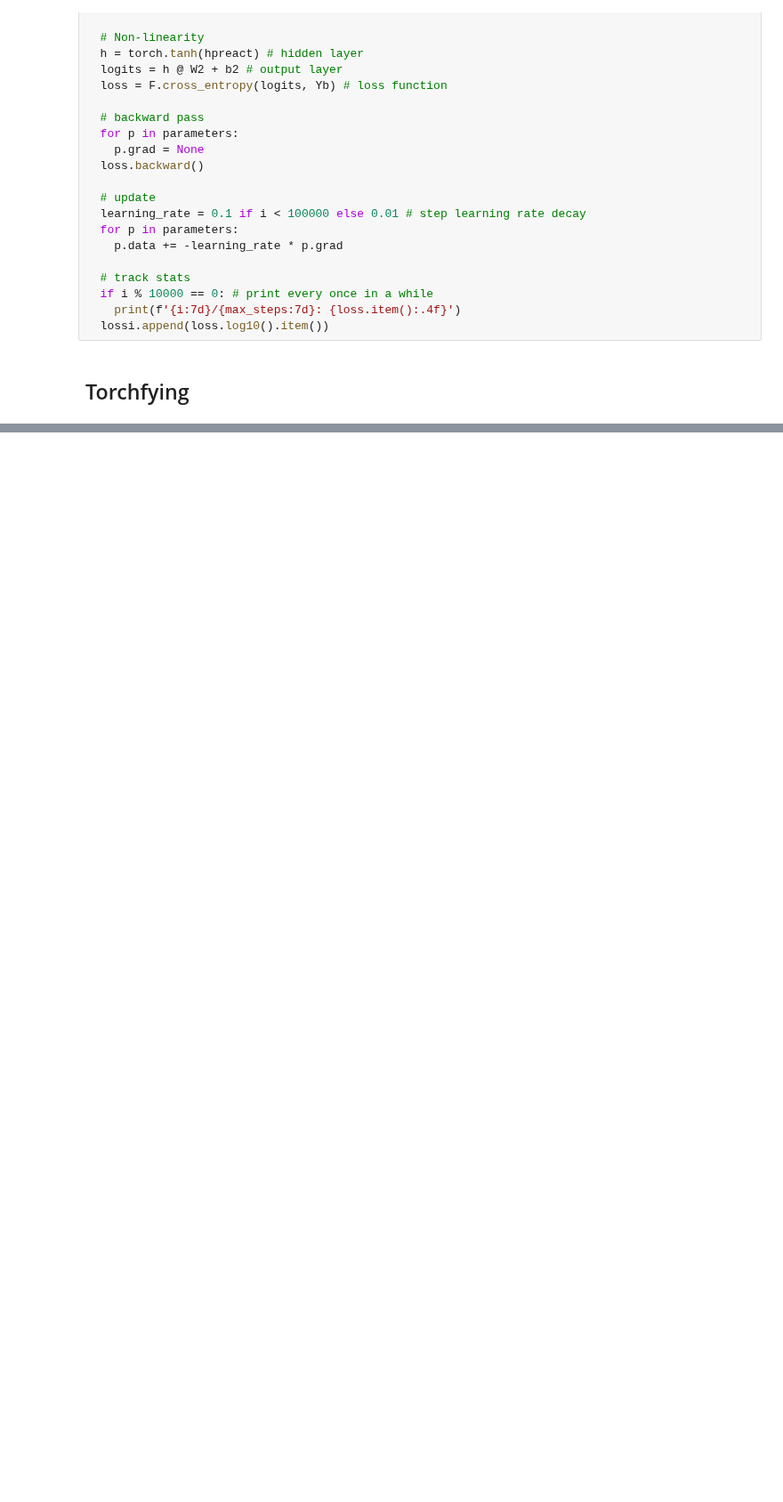
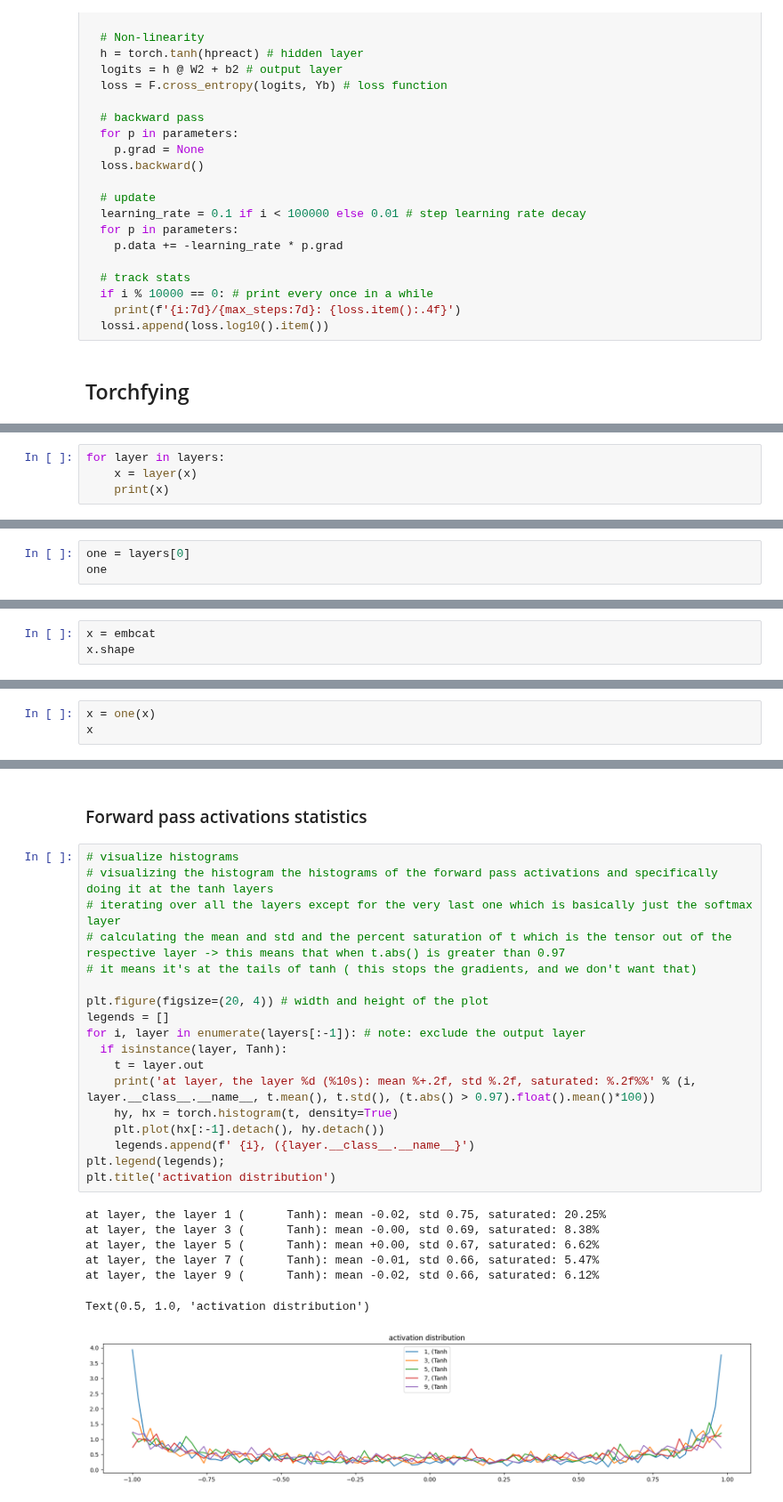
Before and after one commit to exploringweirdmachines/mlp, a Jupyter notebook: multi-layer-perceptron-part3.ipynb, the cells around one changed output, grey strips where cells are left out. Shown at 89% size. Cells and saved outputs as stored; diff of their text form; blank space fills up the shorter version.

Commit message:
torchify and visualize statistics for incorrect gain of tanh layers and linear layers

```diff
--- a/multi-layer-perceptron-part3.ipynb
+++ b/multi-layer-perceptron-part3.ipynb
@@ -1900,0 +2036,4 @@ for i in range(max_steps):
+# %%
+for layer in layers:
+    x = layer(x)
+    print(x)
@@ -1900,0 +2042,3 @@ for i in range(max_steps):
+# %%
+one = layers[0]
+one
@@ -1900,0 +2055,3 @@ for i in range(max_steps):
+# %%
+x = embcat
+x.shape
@@ -1900,0 +2068,3 @@ for i in range(max_steps):
+# %%
+x = one(x)
+x
@@ -1900,0 +2181,28 @@ for i in range(max_steps):
+# %% [markdown]
+### Forward pass activations statistics
+# %%
+# visualize histograms
+# visualizing the histogram the histograms of the forward pass activations and specifically doing it at the tanh layers
+# iterating over all the layers except for the very last one which is basically just the softmax layer
+# calculating the mean and std and the percent saturation of t which is the tensor out of the respective layer -> this means that when t.abs() is greater than 0.97
+# it means it's at the tails of tanh ( this stops the gradients, and we don't want that)
+
+plt.figure(figsize=(20, 4)) # width and height of the plot
+legends = []
+for i, layer in enumerate(layers[:-1]): # note: exclude the output layer
+  if isinstance(layer, Tanh):
+    t = layer.out
+    print('at layer, the layer %d (%10s): mean %+.2f, std %.2f, saturated: %.2f%%' % (i, layer.__class__.__name__, t.mean(), t.std(), (t.abs() > 0.97).float().mean()*100))
+    hy, hx = torch.histogram(t, density=True)
+    plt.plot(hx[:-1].detach(), hy.detach())
+    legends.append(f' {i}, ({layer.__class__.__name__}')
+plt.legend(legends);
+plt.title('activation distribution')
+# %% [output]
+at layer, the layer 1 (      Tanh): mean -0.02, std 0.75, saturated: 20.25%
+at layer, the layer 3 (      Tanh): mean -0.00, std 0.69, saturated: 8.38%
+at layer, the layer 5 (      Tanh): mean +0.00, std 0.67, saturated: 6.62%
+at layer, the layer 7 (      Tanh): mean -0.01, std 0.66, saturated: 5.47%
+at layer, the layer 9 (      Tanh): mean -0.02, std 0.66, saturated: 6.12%
+Text(0.5, 1.0, 'activation distribution')
+[figure, added]
```
Also changed, not shown: parts of 57 cells of this notebook.
